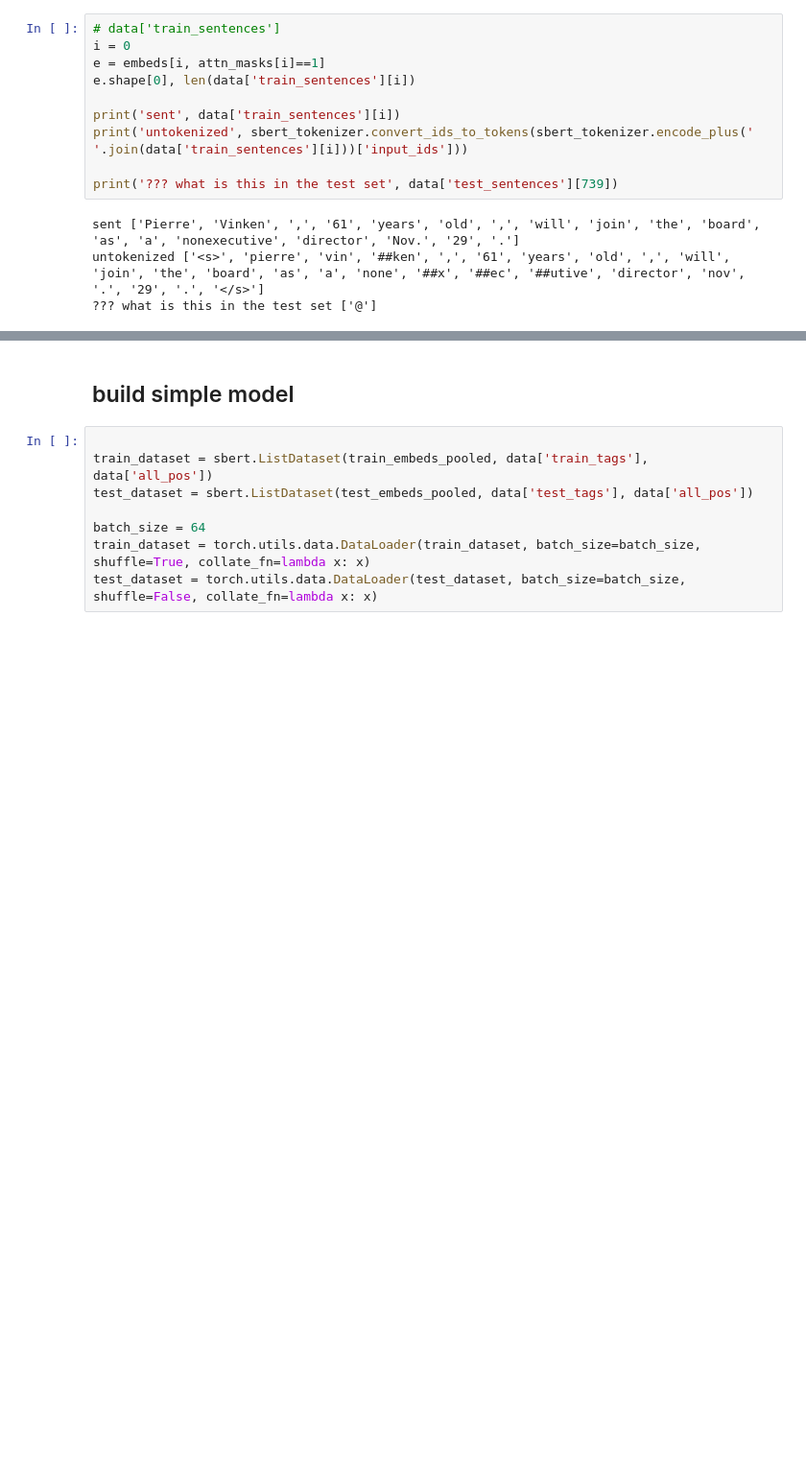
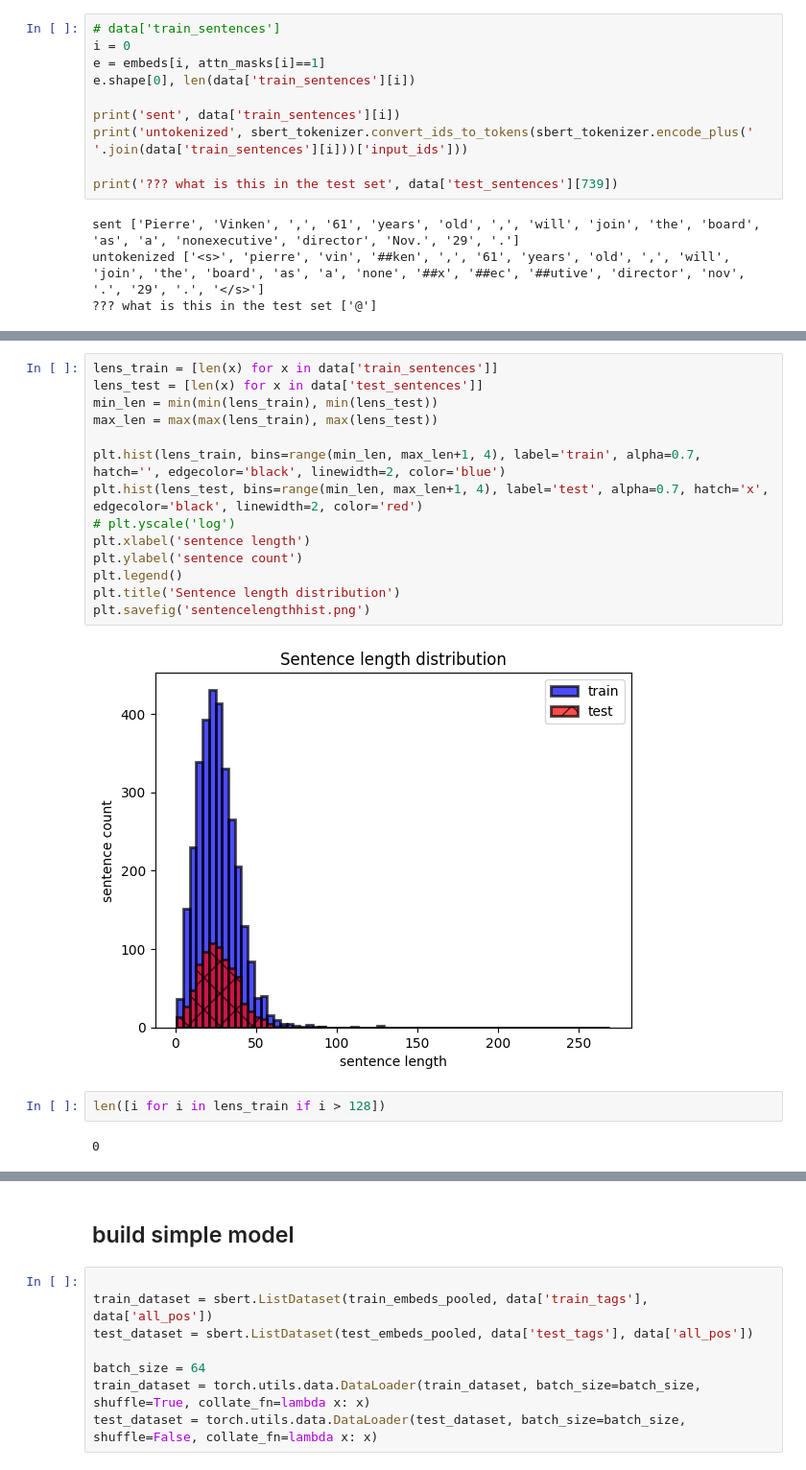
Before and after one commit to Ar-Kareem/Penn-Tree-Bank-Project, a Jupyter notebook: sbert.ipynb, the cells around one changed output, grey strips where cells are left out. Shown at 96% size. Drawn from its saved outputs; the diff is of its cells as text; blank space fills up the shorter version.

```diff
--- a/sbert.ipynb
+++ b/sbert.ipynb
@@ -258,0 +329,20 @@ untokenized ['<s>', 'pierre', 'vin', '##ken', ',', '61', 'years', 'old', ',', 'w
+# %%
+lens_train = [len(x) for x in data['train_sentences']]
+lens_test = [len(x) for x in data['test_sentences']]
+min_len = min(min(lens_train), min(lens_test))
+max_len = max(max(lens_train), max(lens_test))
+
+plt.hist(lens_train, bins=range(min_len, max_len+1, 4), label='train', alpha=0.7, hatch='', edgecolor='black', linewidth=2, color='blue')
+plt.hist(lens_test, bins=range(min_len, max_len+1, 4), label='test', alpha=0.7, hatch='x', edgecolor='black', linewidth=2, color='red')
+# plt.yscale('log')
+plt.xlabel('sentence length')
+plt.ylabel('sentence count')
+plt.legend()
+plt.title('Sentence length distribution')
+plt.savefig('sentencelengthhist.png')
+# %% [output]
+[figure, added]
+# %%
+len([i for i in lens_train if i > 128])
+# %% [output]
+0
```
Also changed, not shown: parts of 10 cells of this notebook.
